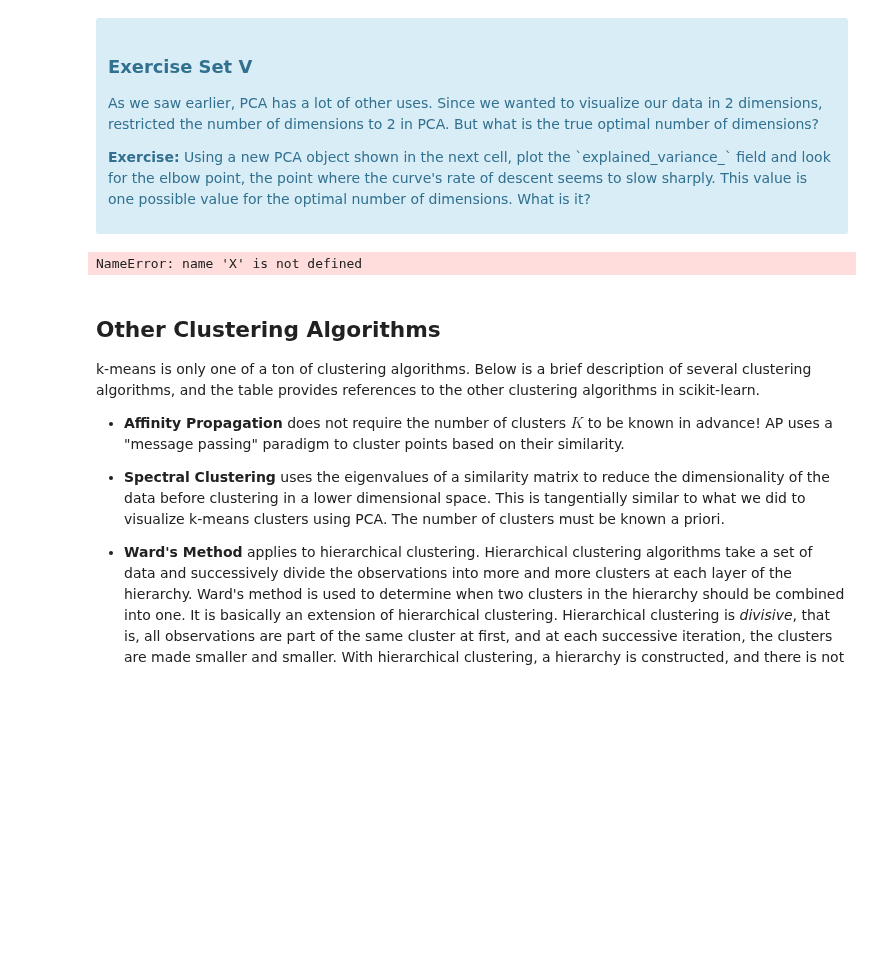
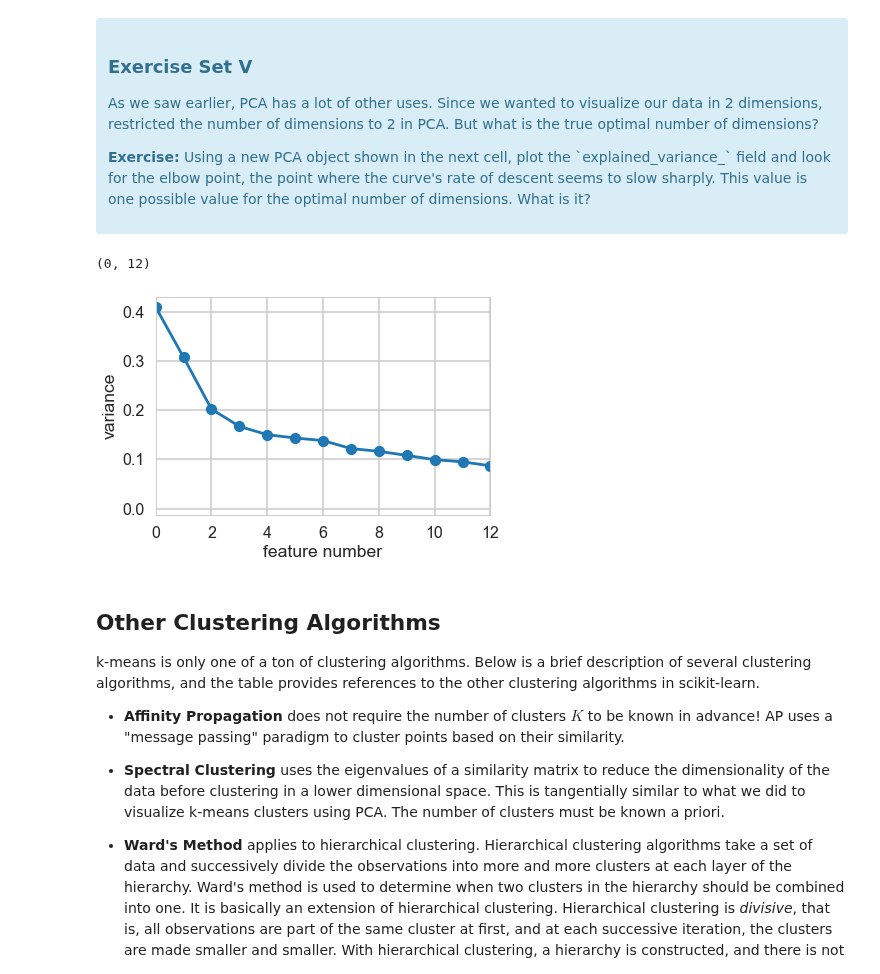
Before and after one commit to kellywong1314/Analytics-and-Machine-Learning, a Jupyter notebook: Mini-Projects/Customer Segmentation Clustering/Mini_Project_Clustering.ipynb, the cells around one changed output. Saved outputs shown, nothing was run; the diff lists cells and outputs as text; code cells hidden in the pictures; blank space fills up the shorter version.

```diff
--- a/Mini-Projects/Customer Segmentation Clustering/Mini_Project_Clustering.ipynb
+++ b/Mini-Projects/Customer Segmentation Clustering/Mini_Project_Clustering.ipynb
@@ -295,16 +342,23 @@ What we've done is we've taken those columns of 0/1 indicator variables, and we'
 
 <p><b>Exercise:</b> Using a new PCA object shown in the next cell, plot the `explained_variance_` field and look for the elbow point, the point where the curve's rate of descent seems to slow sharply. This value is one possible value for the optimal number of dimensions. What is it?</p>
 </div>
-# %%
-#your turnhttp://localhost:8889/notebooks/Desktop/Springboard/Mini-Projects/customer_segmentation/clustering/Mini_Project_Clustering.ipynb#Exercise-Set-V
-# Initialize a new PCA model with a default number of components.
-import sklearn.decomposition
-pca = sklearn.decomposition.PCA()
-pca.fit(X)
-
-# Do the rest on your own :)
-# %% [output]
-NameError: name 'X' is not defined
+# %%
+#your turn
+
+# Initialize a new PCA model with a default number of components.
+
+pca = PCA()
+pca.fit(x_cols)
+
+features = range(pca.n_components_)
+plt.plot(features, pca.explained_variance_, '-o')
+
+plt.xlabel('feature number')
+plt.ylabel('variance')
+plt.xlim(0,12)
+# %% [output]
+(0, 12)
+[figure, added]
 # %% [markdown]
 ## Other Clustering Algorithms
 
```
Also changed, not shown: parts of 7 cells of this notebook.
